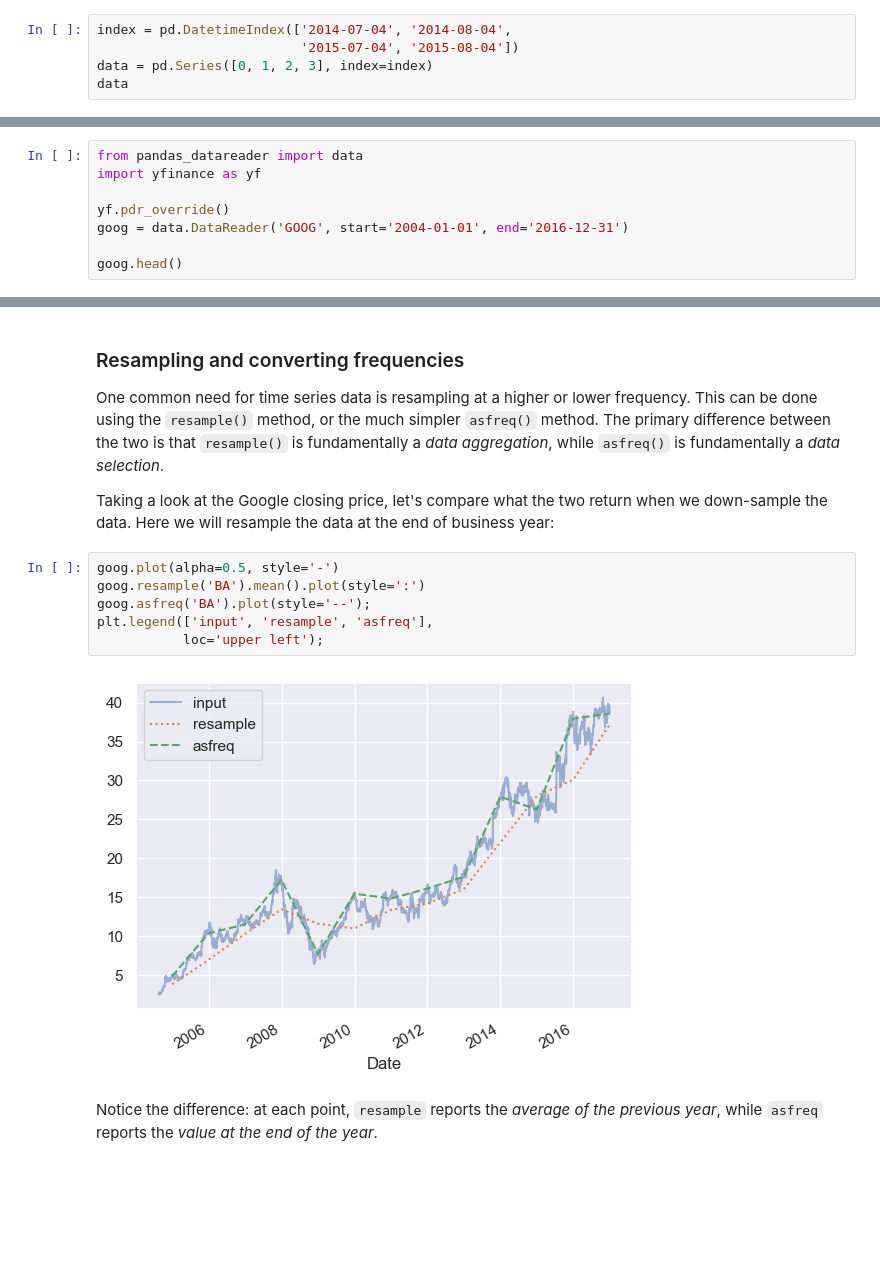
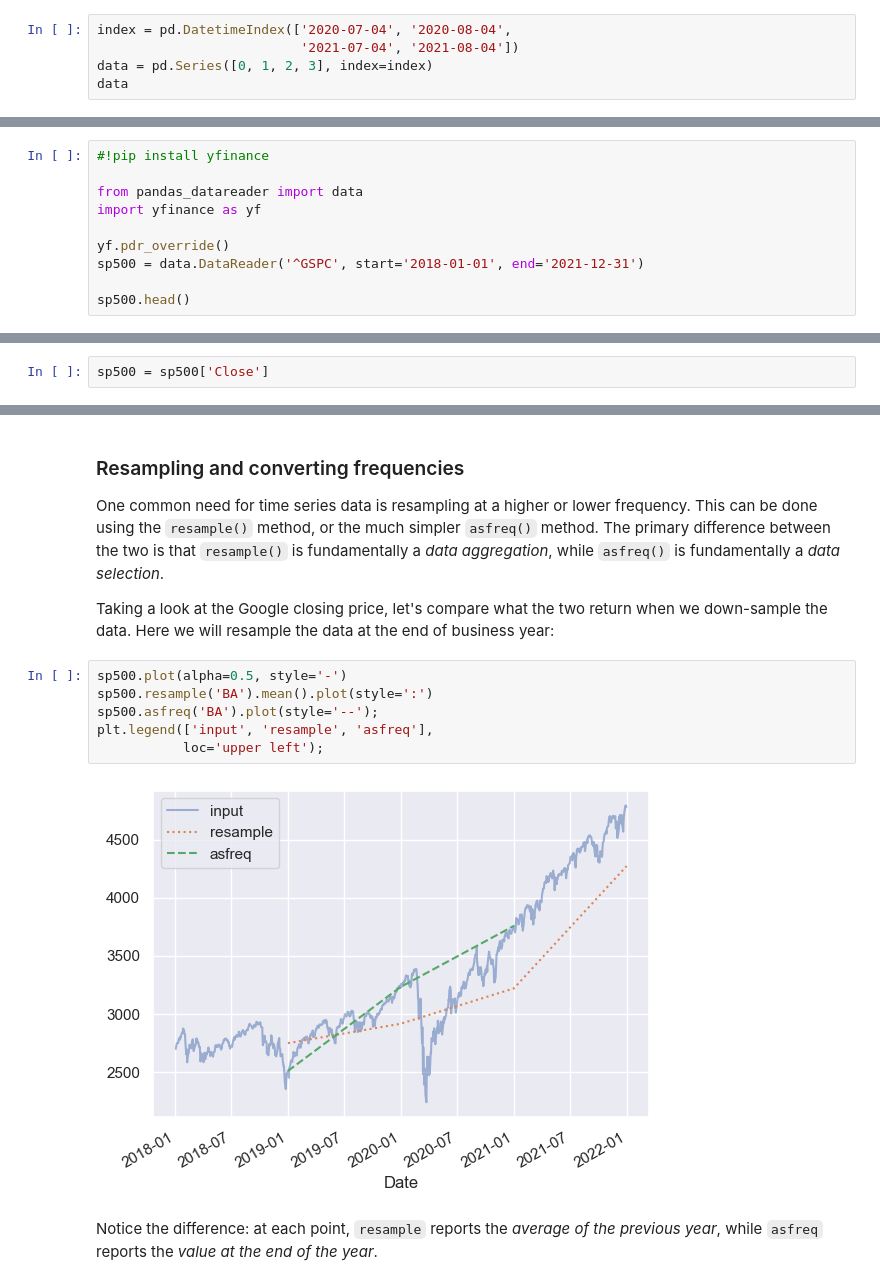
Before and after one commit to ychoi-kr/PythonDataScienceHandbook-2nd-KO, a Jupyter notebook: notebooks_v2/03.11-Working-with-Time-Series.ipynb, the cells around one changed output, grey strips where cells are left out. Cells and saved outputs as stored; diff of their text form; blank space fills up the shorter version.

```diff
--- a/notebooks_v2/03.11-Working-with-Time-Series.ipynb
+++ b/notebooks_v2/03.11-Working-with-Time-Series.ipynb
@@ -168,8 +168,8 @@ In the next section, we will take a closer look at manipulating time series data
 Where the Pandas time series tools really become useful is when you begin to *index data by timestamps*.
 For example, we can construct a ``Series`` object that has time indexed data:
 # %%
-index = pd.DatetimeIndex(['2014-07-04', '2014-08-04',
-                          '2015-07-04', '2015-08-04'])
+index = pd.DatetimeIndex(['2020-07-04', '2020-08-04',
+                          '2021-07-04', '2021-08-04'])
 data = pd.Series([0, 1, 2, 3], index=index)
 data
 # %% [output]
@@ -360,11 +358,13 @@ Here we will load Google's closing price history:
 # %%
+#!pip install yfinance
+
 from pandas_datareader import data
 import yfinance as yf
 
 yf.pdr_override()
-goog = data.DataReader('GOOG', start='2004-01-01', end='2016-12-31')
+sp500 = data.DataReader('^GSPC', start='2018-01-01', end='2021-12-31')
 
-goog.head()
+sp500.head()
 # %% [output]
 [*********************100%***********************]  1 of 1 completed
 |  | Open | High | Low | Close | Adj Close | Volume |
@@ -381,3 +379,5 @@ goog = goog['Close']
+# %%
+sp500 = sp500['Close']
 # %% [markdown]
 We can visualize this using the ``plot()`` method, after the normal Matplotlib setup boilerplate (see [Chapter 4](04.00-Introduction-To-Matplotlib.ipynb)):
 # %%
@@ -398,13 +397,13 @@ The primary difference between the two is that ``resample()`` is fundamentally a
 Taking a look at the Google closing price, let's compare what the two return when we down-sample the data.
 Here we will resample the data at the end of business year:
 # %%
-goog.plot(alpha=0.5, style='-')
-goog.resample('BA').mean().plot(style=':')
-goog.asfreq('BA').plot(style='--');
+sp500.plot(alpha=0.5, style='-')
+sp500.resample('BA').mean().plot(style=':')
+sp500.asfreq('BA').plot(style='--');
 plt.legend(['input', 'resample', 'asfreq'],
            loc='upper left');
 # %% [output]
-[figure, old version]
+[figure, new version]
 # %% [markdown]
 Notice the difference: at each point, ``resample`` reports the *average of the previous year*, while ``asfreq`` reports the *value at the end of the year*.
 # %% [markdown]
```
Also changed, not shown: parts of 26 cells of this notebook.
